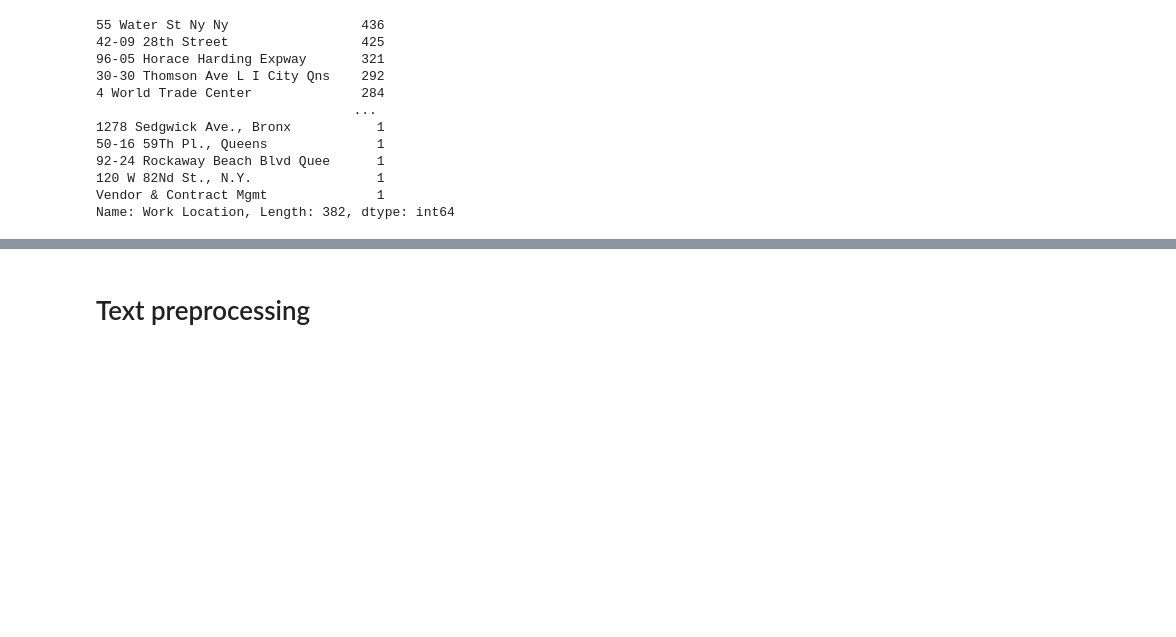
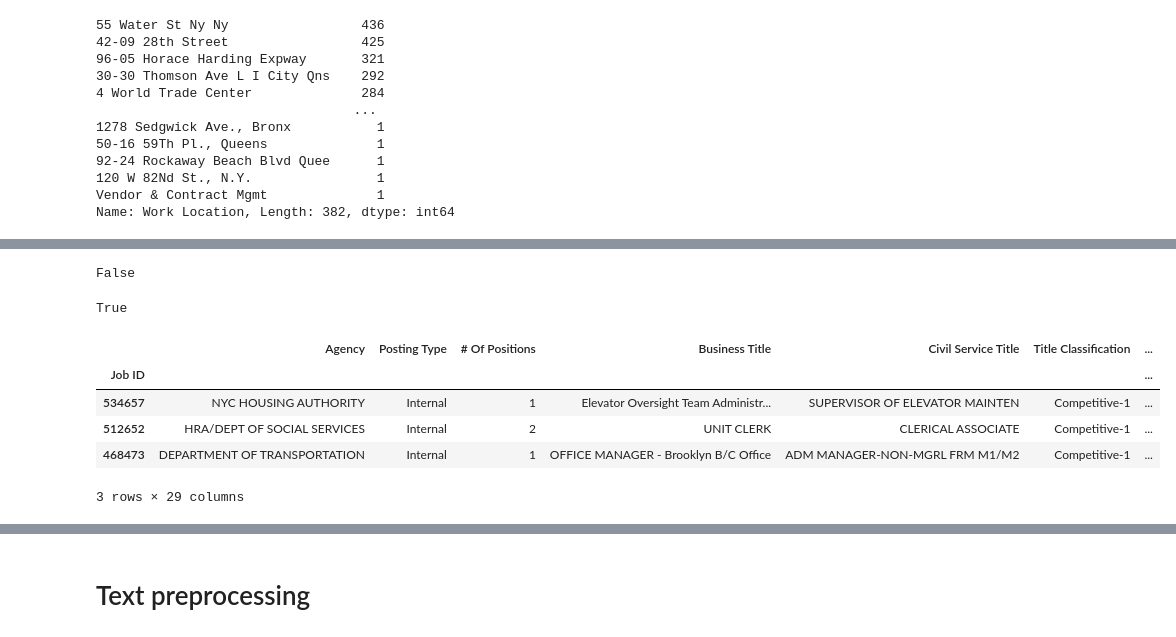
Before and after one commit to ephalt/job-listing-classification-NLP, a Jupyter notebook: Notebook/Job-listing-classification-NLP.ipynb, the cells around one changed output, grey strips where cells are left out. Cells and saved outputs as stored; diff of their text form; code cells hidden in the pictures; blank space fills up the shorter version.

```diff
--- a/Notebook/Job-listing-classification-NLP.ipynb
+++ b/Notebook/Job-listing-classification-NLP.ipynb
@@ -139,7 +141,7 @@ Name: Posting Date, dtype: datetime64[ns]
 # %%
 # Sort DataFrame in posting date
-df.sort_values(by=['Posting Date'], inplace=True, ascending=True)
-df['Posting Date'].head(20)
+clean_df.sort_values(by=['Posting Date'], inplace=True, ascending=True)
+clean_df['Posting Date'].head(20)
 # %% [output]
 3235   2020-06-30
 4488   2021-01-28
@@ -164,5 +166,5 @@ df['Post Until'].isna().sum()
 4310
 # %%
 # Imputing values
-df['Post Until'].fillna('No Deadline', inplace=True)
+clean_df['Post Until'].fillna('No Deadline', inplace=True)
 # %%
@@ -232,0 +245,23 @@ Name: Work Location, Length: 382, dtype: int64
+# %%
+# Checking duplicates
+clean_df['Job ID'].is_unique
+# %% [output]
+False
+# %%
+# Removing the duplicates
+clean_df.drop_duplicates(subset=['Job ID'], inplace=True)
+# %%
+clean_df['Job ID'].is_unique
+# %% [output]
+True
+# %%
+clean_df_1 = clean_df.set_index('Job ID')
+# %%
+clean_df_1.head(3)
+# %% [output]
+|  | Agency | Posting Type | # Of Positions | Business Title | Civil Service Title | Title Classification | ... |
+| Job ID |  |  |  |  |  |  | ... |
+| 534657 | NYC HOUSING AUTHORITY | Internal | 1 | Elevator Oversight Team Administr... | SUPERVISOR OF ELEVATOR MAINTEN | Competitive-1 | ... |
+| 512652 | HRA/DEPT OF SOCIAL SERVICES | Internal | 2 | UNIT CLERK | CLERICAL ASSOCIATE | Competitive-1 | ... |
+| 468473 | DEPARTMENT OF TRANSPORTATION | Internal | 1 | OFFICE MANAGER - Brooklyn B/C Office | ADM MANAGER-NON-MGRL FRM M1/M2 | Competitive-1 | ... |
+3 rows × 29 columns
```
Also changed, not shown: parts of 18 cells of this notebook.
